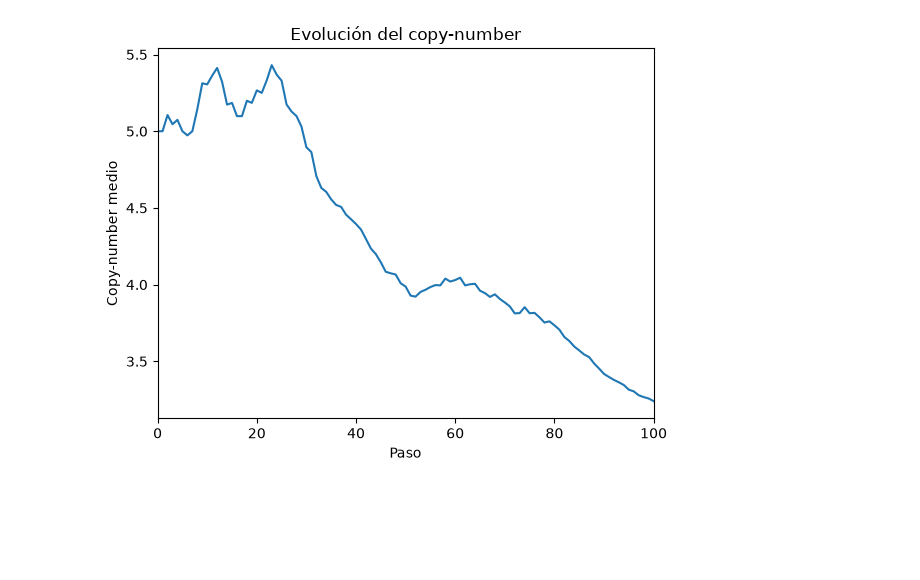
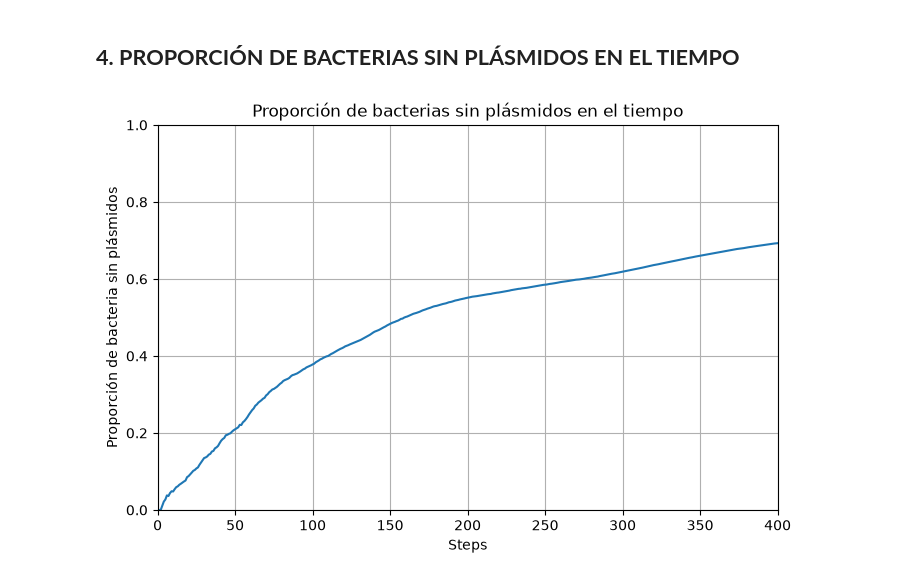
Before and after one commit to ElenaAndreu/Biofilm, a Jupyter notebook: biofilm.ipynb, the cells around one changed output. Cells and saved outputs as stored; diff of their text form; code cells hidden in the pictures; blank space fills up the shorter version.

```diff
--- a/biofilm.ipynb
+++ b/biofilm.ipynb
@@ -343,10 +508,21 @@ plt.show()
+# %% [markdown]
+## **4. PROPORCIÓN DE BACTERIAS SIN PLÁSMIDOS EN EL TIEMPO**
 # %%
-plt.plot(copy_number_history)
-plt.xlim(left=0)
-plt.xlim(right=steps)
-plt.xlabel("Paso")
-plt.ylabel("Copy-number medio")
-plt.title("Evolución del copy-number")
+plt.figure(figsize=(8, 5))
+
+plt.plot(range(steps + 1), p_plasmidloss)
+
+plt.xlabel("Steps")
+plt.ylabel("Proporción de bacteria sin plásmidos")
+
+
+plt.title(f"Proporción de bacterias sin plásmidos en el tiempo")
+
+
+plt.ylim(0, 1)
+plt.xlim(0, 400)
+plt.grid()
+
 plt.show()
 # %% [output]
-[figure, old version]
+[figure, new version]
```
Also changed, not shown: parts of 22 cells of this notebook.
